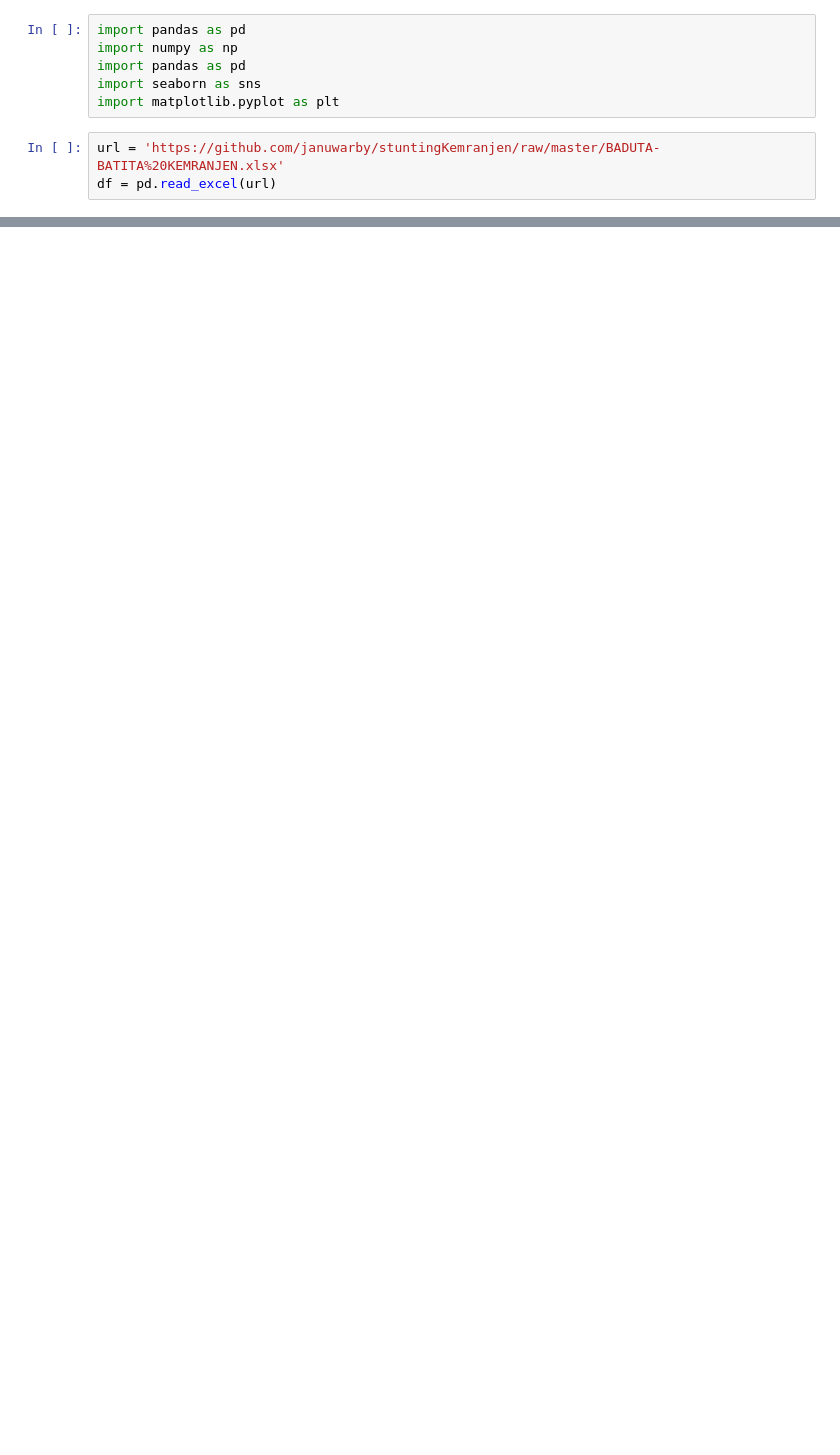
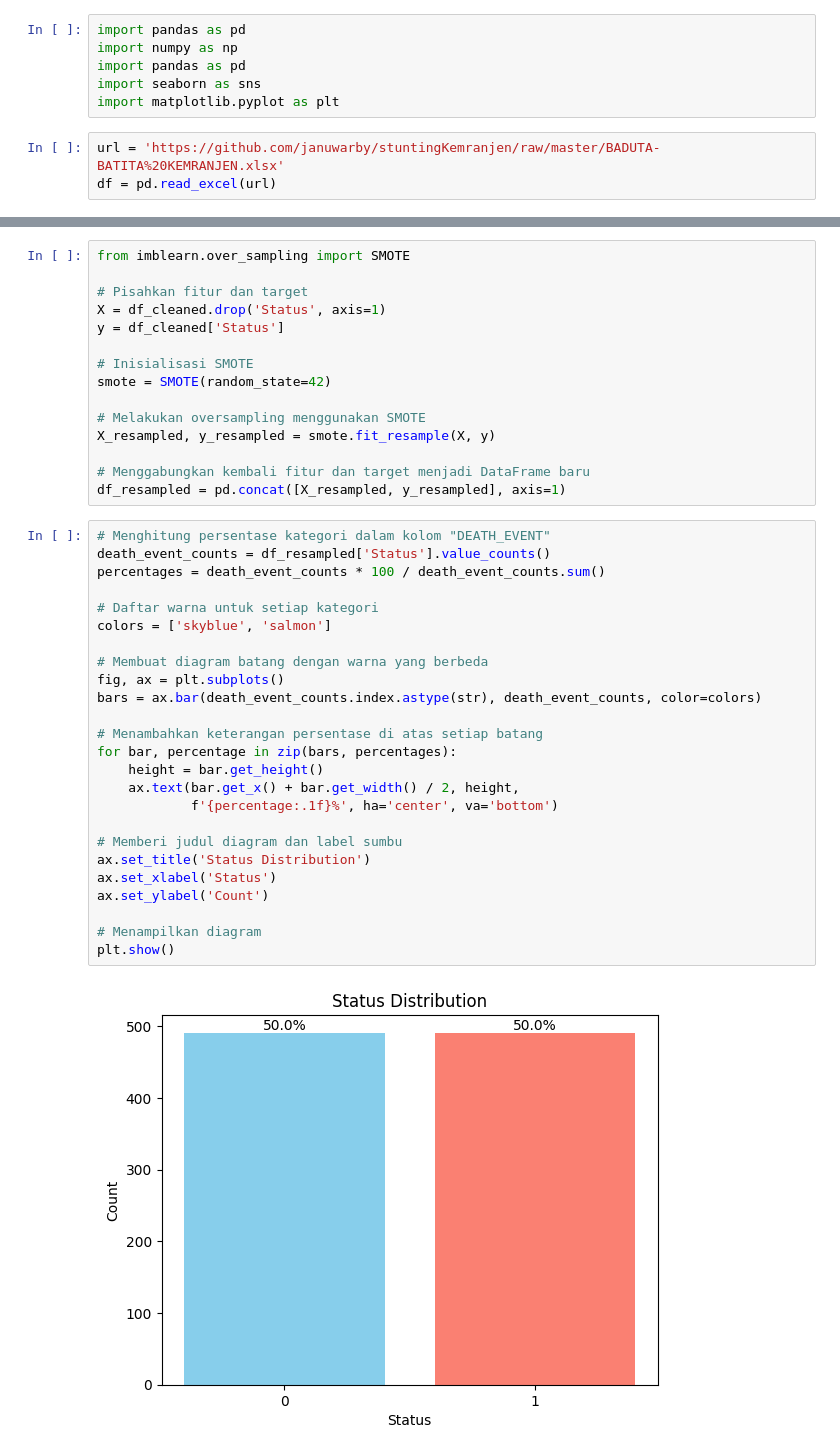
Before and after one commit to januwarby/stuntingKemranjen, a Jupyter notebook: stuntingKemranjen.ipynb, the cells around one changed output, grey strips where cells are left out. Drawn from its saved outputs; the diff is of its cells as text; blank space fills up the shorter version.

```diff
--- a/stuntingKemranjen.ipynb
+++ b/stuntingKemranjen.ipynb
@@ -282,0 +247,42 @@ df_cleaned
+# %%
+from imblearn.over_sampling import SMOTE
+
+# Pisahkan fitur dan target
+X = df_cleaned.drop('Status', axis=1)
+y = df_cleaned['Status']
+
+# Inisialisasi SMOTE
+smote = SMOTE(random_state=42)
+
+# Melakukan oversampling menggunakan SMOTE
+X_resampled, y_resampled = smote.fit_resample(X, y)
+
+# Menggabungkan kembali fitur dan target menjadi DataFrame baru
+df_resampled = pd.concat([X_resampled, y_resampled], axis=1)
+# %%
+# Menghitung persentase kategori dalam kolom "DEATH_EVENT"
+death_event_counts = df_resampled['Status'].value_counts()
+percentages = death_event_counts * 100 / death_event_counts.sum()
+
+# Daftar warna untuk setiap kategori
+colors = ['skyblue', 'salmon']
+
+# Membuat diagram batang dengan warna yang berbeda
+fig, ax = plt.subplots()
+bars = ax.bar(death_event_counts.index.astype(str), death_event_counts, color=colors)
+
+# Menambahkan keterangan persentase di atas setiap batang
+for bar, percentage in zip(bars, percentages):
+    height = bar.get_height()
+    ax.text(bar.get_x() + bar.get_width() / 2, height,
+            f'{percentage:.1f}%', ha='center', va='bottom')
+
+# Memberi judul diagram dan label sumbu
+ax.set_title('Status Distribution')
+ax.set_xlabel('Status')
+ax.set_ylabel('Count')
+
+# Menampilkan diagram
+plt.show()
+# %% [output]
+[figure, added]
```
Also changed, not shown: parts of 39 cells of this notebook, 3 other files.
